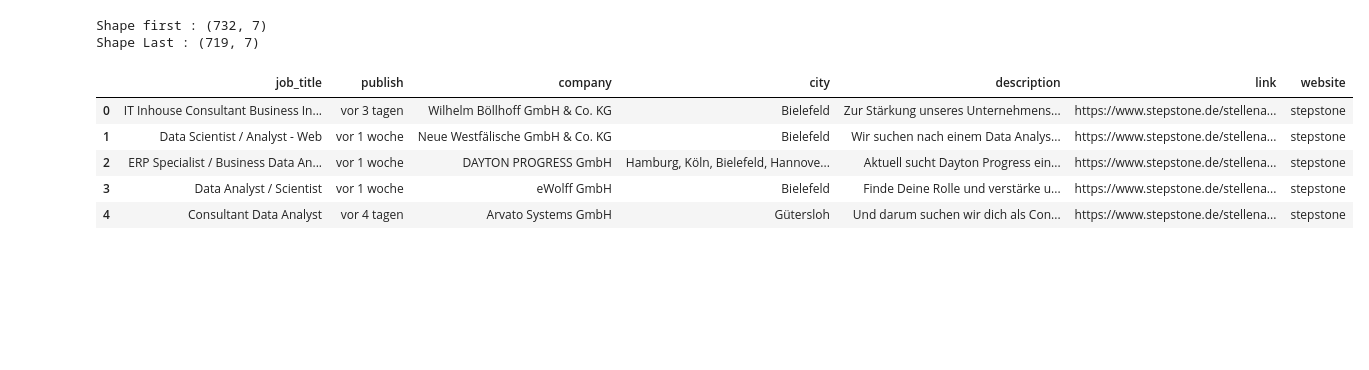
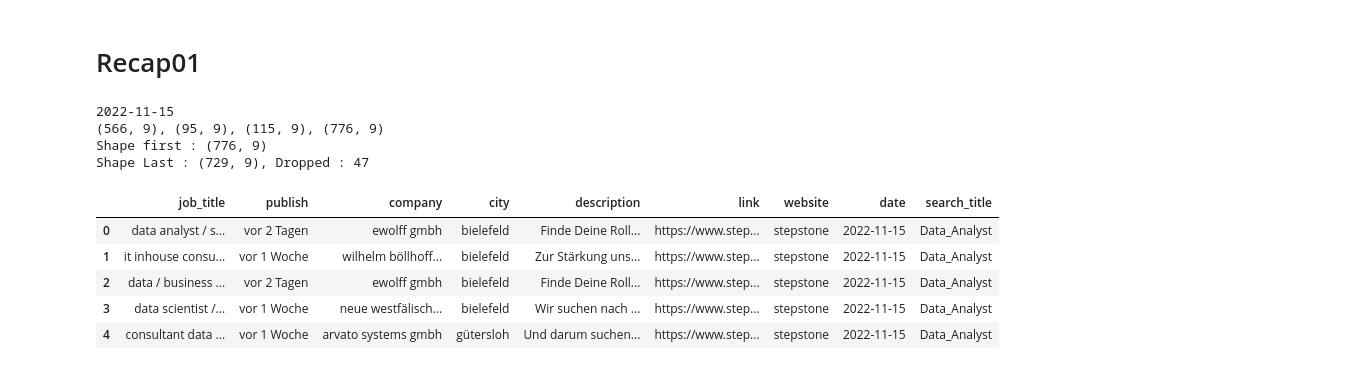
Before and after one commit to abdullahcayde/Portfolio_Projects, a Jupyter notebook: 02 - Web_Scraping_Job_Search/main_cleaning.ipynb, the cells around one changed output. Saved outputs shown, nothing was run; the diff lists cells and outputs as text; code cells hidden in the pictures; blank space fills up the shorter version.

```diff
--- a/02 - Web_Scraping_Job_Search/main_cleaning.ipynb
+++ b/02 - Web_Scraping_Job_Search/main_cleaning.ipynb
@@ -5,7 +5,7 @@ from datetime import datetime
 import pandas as pd
 import numpy as np
 
-pd.options.display.max_colwidth = 50
+pd.options.display.max_colwidth = 20
 
 import warnings
 warnings.simplefilter(action='ignore')
@@ -133,39 +12,73 @@ df.describe()
+# %% [markdown]
+# Recap01
 # %%
 # Recap 01
-from datetime import timedelta
+# ---------------------------- Libraries ----------------------------
+import time
+from datetime import datetime
 
+import pandas as pd
+import numpy as np
+
+#pd.options.display.max_colwidth = 50
+
+import warnings
+warnings.simplefilter(action='ignore')
+
+# ---------------------------- Functions ----------------------------
 def replace_column(data, column_name, old, new):
     data[column_name] = data[column_name].str.replace(old, new)
 
+# ---------------------------- DataFrames ----------------------------
+path = '/Users/macbook/Desktop/projects/Github_Repositories/Portfolio Projects/02 - Web_Scraping_Job_Search/data'
+
+time_ = datetime.today().strftime('%Y-%m-%d')
+print(time_)
 job_name = 'Data Analyst'
-path = '/Users/macbook/Desktop/projects/Github_Repositories/Portfolio Projects/02 - Web_Scraping_Job_Search/data'
 job_name2 = job_name.replace(' ', '-')
-time_ = datetime.today().strftime('%Y-%m-%d')
 jobs = pd.read_csv(f'{path}/{job_name2}-{time_}.csv')
+df1 = jobs.copy()
 
-df = jobs.copy()
 
+job_name = 'Business Analyst'
+job_name2 = job_name.replace(' ', '-')
+df2 = pd.read_csv(f'{path}/{job_name2}-{time_}.csv')
+
+
+job_name = 'Data Scientist'
+job_name2 = job_name.replace(' ', '-')
+df3 = pd.read_csv(f'{path}/{job_name2}-{time_}.csv')
+
+
+# ---------------------------- Concatinate DataFrames ----------------------------
+df = pd.concat([df1,df2,df3], axis=0, ignore_index=True)
+print(f'{df1.shape}, {df2.shape}, {df3.shape}, {df.shape}')
+
+# ---------------------------- Cleaning ----------------------------
+df.replace({'job_title' : {'\(m/w/d\)':'', '\(m/f/d\)':'', '\(w/m/x\)':'', '\(w/m/d\)':'', '\(f/m/x\)':'' }}, regex=True, inplace=True)
+df.company = df.company.str.lower()
+df.job_title = df.job_title.str.lower()
+df.city = df.city.str.lower()
+
+first = df.shape[0]
 print(f'Shape first : {df.shape}')
-
+# ---------------------------- Drop Company Null Values ----------------------------
 df.dropna(subset=['company'], inplace=True)
 
-df.drop_duplicates(subset=['job_title', 'company', 'city'], inplace=True)
-print(f'Shape Last : {df.shape}')
-
-# Recap 02
-# Fill NAN to no_info
-df.publish = df.publish.str.lower()
-df.publish.fillna('no_info', inplace=True)
-
-df.replace({'job_title' : {'\(m/w/d\)':'', '\(m/f/d\)':'', '\(w/m/x\)':'', '\(w/m/d\)':'', '\(f/m/x\)':'' }}, regex=True, inplace=True)
+# ---------------------------- Drop Company Null Values ----------------------------
+df.drop_duplicates(subset=['job_title', 'company', 'city', 'description'], inplace=True)
+last = df.shape[0]
+print(f'Shape Last : {df.shape}, Dropped : {first - last}')
 
 df.head()
 # %% [output]
-Shape first : (732, 7)
-Shape Last : (719, 7)
+2022-11-15
+(566, 9), (95, 9), (115, 9), (776, 9)
+Shape first : (776, 9)
+Shape Last : (729, 9), Dropped : 47
-|  | job_title | publish | company | city | description | link | website |
-| 0 | IT Inhouse Consultant Business In... | vor 3 tagen | Wilhelm Böllhoff GmbH & Co. KG | Bielefeld | Zur Stärkung unseres Unternehmens... | https://www.stepstone.de/stellena... | stepstone |
-| 1 | Data Scientist / Analyst - Web | vor 1 woche | Neue Westfälische GmbH & Co. KG | Bielefeld | Wir suchen nach einem Data Analys... | https://www.stepstone.de/stellena... | stepstone |
-| 2 | ERP Specialist / Business Data An... | vor 1 woche | DAYTON PROGRESS GmbH | Hamburg, Köln, Bielefeld, Hannove... | Aktuell sucht Dayton Progress ein... | https://www.stepstone.de/stellena... | stepstone |
-| 3 | Data Analyst / Scientist | vor 1 woche | eWolff GmbH | Bielefeld | Finde Deine Rolle und verstärke u... | https://www.stepstone.de/stellena... | stepstone |
-| 4 | Consultant Data Analyst | vor 4 tagen | Arvato Systems GmbH | Gütersloh | Und darum suchen wir dich als Con... | https://www.stepstone.de/stellena... | stepstone |
+|  | job_title | publish | company | city | description | link | website | date | search_title |
+| 0 | data analyst / s... | vor 2 Tagen | ewolff gmbh | bielefeld | Finde Deine Roll... | https://www.step... | stepstone | 2022-11-15 | Data_Analyst |
+| 1 | it inhouse consu... | vor 1 Woche | wilhelm böllhoff... | bielefeld | Zur Stärkung uns... | https://www.step... | stepstone | 2022-11-15 | Data_Analyst |
+| 2 | data / business ... | vor 2 Tagen | ewolff gmbh | bielefeld | Finde Deine Roll... | https://www.step... | stepstone | 2022-11-15 | Data_Analyst |
+| 3 | data scientist /... | vor 1 Woche | neue westfälisch... | bielefeld | Wir suchen nach ... | https://www.step... | stepstone | 2022-11-15 | Data_Analyst |
+| 4 | consultant data ... | vor 1 Woche | arvato systems gmbh | gütersloh | Und darum suchen... | https://www.step... | stepstone | 2022-11-15 | Data_Analyst |
```
Also changed, not shown: parts of 35 cells of this notebook, 7 other files.
